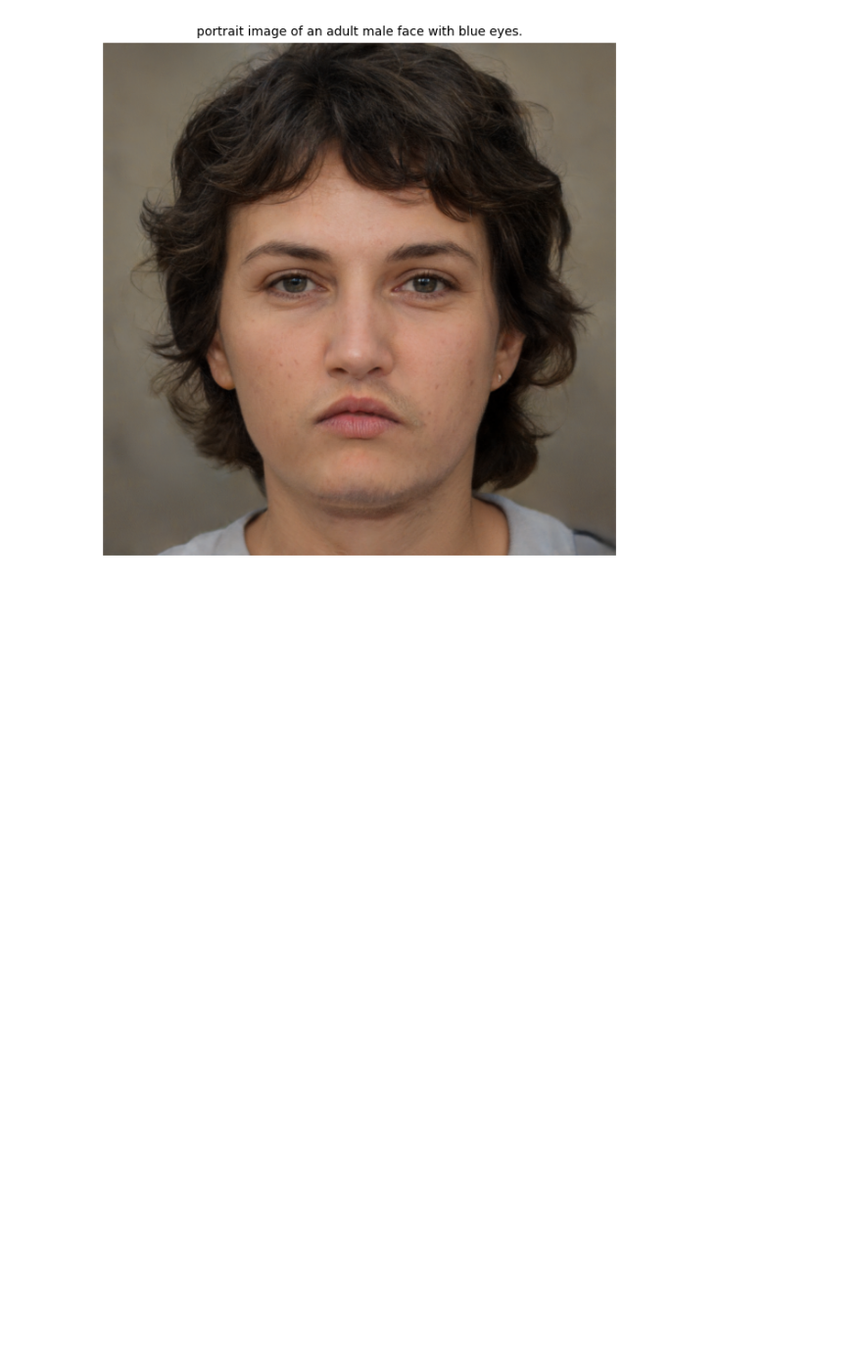
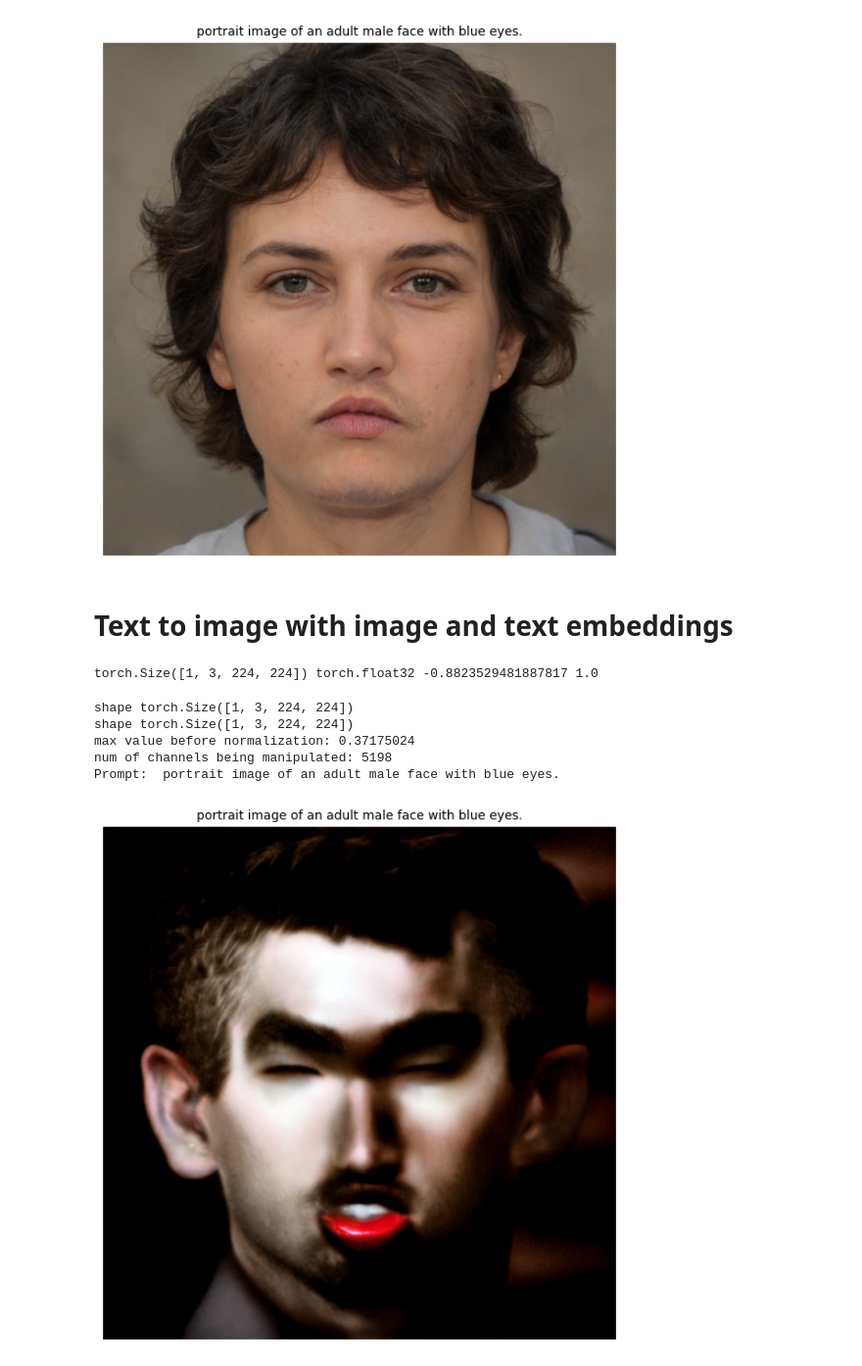
Before and after one commit to Mind2Sketch/stylegan2-ada-pytorch, a Jupyter notebook: style_clip.ipynb, the cells around one changed output. Shown at 98% size. Drawn from its saved outputs; the diff is of its cells as text; code cells hidden in the pictures; blank space fills up the shorter version.

```diff
--- a/style_clip.ipynb
+++ b/style_clip.ipynb
@@ -481,7 +481,7 @@ def GetClipDirections(clip_embeddings):
 
     clip_directions = clip_directions / (clip_directions.norm(dim=1, keepdim=True) + 1e-8)
 
-    return clip_directions[0]
+    return clip_directions[0].cpu().detach().numpy()
 # %% [markdown]
 # Text to image with average image
 # %%
@@ -515,3 +518,52 @@ max value before normalization: 0.3175386
 num of channels being manipulated: 38
 Prompt:  portrait image of an adult male face with blue eyes.
 [figure]
+# %% [markdown]
+# Text to image with image and text embeddings
+# %%
+pil_img = Image.open("images/source1.jpg").convert("RGB").resize((224, 224))
+img_np = np.array(pil_img)                                  # H, W, C  uint8 [0, 255]
+source1 = torch.from_numpy(img_np).permute(2, 0, 1).unsqueeze(0).float()  # 1, C, H, W
+source1 = (source1 - 127.5) / 127.5                         # scale to [-1, 1] (matches plot_tensor_images)
+source1 = source1.to(device)
+print(source1.shape, source1.dtype, source1.min().item(), source1.max().item())
+# %% [output]
+torch.Size([1, 3, 224, 224]) torch.float32 -0.8823529481887817 1.0
+# %%
+z = torch.zeros(1, 512).to(device)
+style_vecs_avg = style_generator(z, truncation=0.5)
+image_avg = style_synthesis(style_vecs_avg)
+image_avg_resized = F.interpolate(image_avg, size=(224, 224), mode='bicubic', align_corners=False)
+
+filename = "init"
+neutral = "female face with eyes"
+
+image_prompt = "portrait image of an adult male face with blue eyes."
+beta, alpha = 0.1, 4
+
+print("shape", image_avg_resized.shape)
+print("shape", source1.shape)
+
+text_features = zeroshot_classifier([image_prompt, neutral], imagenet_templates,model).t()
+image_embedding = model.encode_image(image_avg_resized).float()  # shape [1, 512]
+image_embedding /= image_embedding.norm(dim=-1, keepdim=True)
+image_embedding_source1 = model.encode_image(source1).float()  # shape [1, 512]
+image_embedding_source1 /= image_embedding_source1.norm(dim=-1, keepdim=True)
+
+clip_direction = GetClipDirections([image_embedding_source1, image_embedding]) # Get the CLIP direction vector for the target - neutral classes
+
+style_direction, num_c = GetStyleDirection(clip2styles_matrix, clip_direction, threshold=beta) # Get the style space direction corresponding to the CLIP direction
+
+style_vecs_start = CalcStyleVectors(style_vecs_avg, style_direction, alpha) # Manipulate the style vectors in the direction of the style_direction with the given alpha and beta | shape = layers, num_images, steps,  feature_dimensions
+
+generated_image_start = style_synthesis(style_vecs_start)
+
+print("Prompt: ",image_prompt)
+plot_tensor_images(generated_image_start, titles=[image_prompt], cols=2, figsize=6)
+# %% [output]
+shape torch.Size([1, 3, 224, 224])
+shape torch.Size([1, 3, 224, 224])
+max value before normalization: 0.37175024
+num of channels being manipulated: 5198
+Prompt:  portrait image of an adult male face with blue eyes.
+[figure, added]
```
Also changed, not shown: parts of 3 cells of this notebook.
